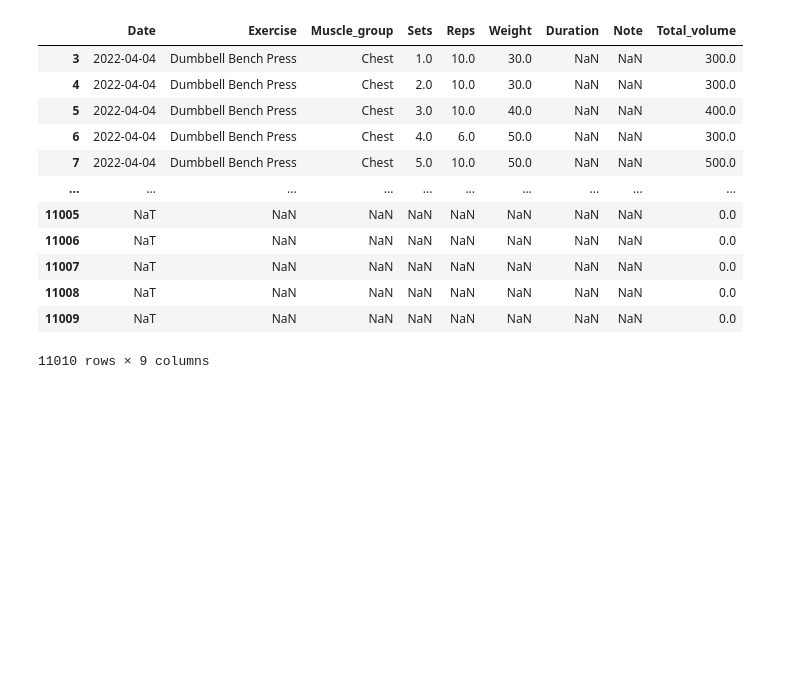
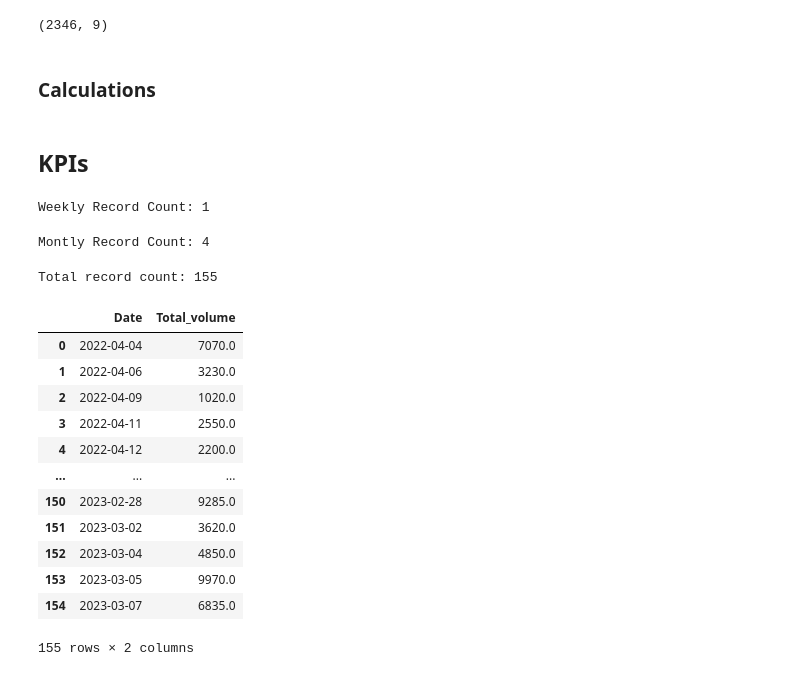
Before and after one commit to alexguerrero11/Workout-Progress-Dashboard, a Jupyter notebook: workbooks/main.ipynb, the cells around one changed output. Saved outputs shown, nothing was run; the diff lists cells and outputs as text; code cells hidden in the pictures; blank space fills up the shorter version.

```diff
--- a/workbooks/main.ipynb
+++ b/workbooks/main.ipynb
@@ -17,3 +104,10 @@ workout_data = workout_data.sort_values(by=['Date','Exercise','Sets'])
+# %%
+# re-checking dataframe shape
+workout_data.shape
+# %% [output]
+(2346, 9)
+# %% [markdown]
+### Calculations
 # %%
 # Date Parameters -- Calculations
 today = date.today()
@@ -28,19 +122,41 @@ start_of_week = start_of_week.strftime('%m-%d-%Y')
 end_of_Week = end_of_Week.strftime('%m-%d-%Y')
 first_day_of_month = first_day_of_month.strftime('%m-%d-%Y')
 next_month_first_day = next_month_first_day.strftime('%m-%d-%Y')
-# %%
-workout_data
-# %% [output]
-|  | Date | Exercise | Muscle_group | Sets | Reps | Weight | Duration | Note | Total_volume |
-| 3 | 2022-04-04 | Dumbbell Bench Press | Chest | 1.0 | 10.0 | 30.0 | NaN | NaN | 300.0 |
-| 4 | 2022-04-04 | Dumbbell Bench Press | Chest | 2.0 | 10.0 | 30.0 | NaN | NaN | 300.0 |
-| 5 | 2022-04-04 | Dumbbell Bench Press | Chest | 3.0 | 10.0 | 40.0 | NaN | NaN | 400.0 |
-| 6 | 2022-04-04 | Dumbbell Bench Press | Chest | 4.0 | 6.0 | 50.0 | NaN | NaN | 300.0 |
-| 7 | 2022-04-04 | Dumbbell Bench Press | Chest | 5.0 | 10.0 | 50.0 | NaN | NaN | 500.0 |
-| ... | ... | ... | ... | ... | ... | ... | ... | ... | ... |
-| 11005 | NaT | NaN | NaN | NaN | NaN | NaN | NaN | NaN | 0.0 |
-| 11006 | NaT | NaN | NaN | NaN | NaN | NaN | NaN | NaN | 0.0 |
-| 11007 | NaT | NaN | NaN | NaN | NaN | NaN | NaN | NaN | 0.0 |
-| 11008 | NaT | NaN | NaN | NaN | NaN | NaN | NaN | NaN | 0.0 |
-| 11009 | NaT | NaN | NaN | NaN | NaN | NaN | NaN | NaN | 0.0 |
-11010 rows × 9 columns
+# %% [markdown]
+## KPIs
+# %%
+# total count of record in current week
+weekly_count = len(workout_data.query(" Date >= @start_of_week & Date <= @end_of_Week")['Date'].unique())
+print(f"Weekly Record Count: {weekly_count}")
+# %% [output]
+Weekly Record Count: 1
+# %%
+# total count of record in current month
+monthly_count = len(workout_data.query(" Date >= @first_day_of_month & Date < @next_month_first_day")['Date'].unique())
+print(f"Montly Record Count: {monthly_count}")
+# %% [output]
+Montly Record Count: 4
+# %%
+# unique date total record count
+total_records_count = len(workout_data.Date.unique())
+print(f"Total record count: {total_records_count}")
+# %% [output]
+Total record count: 155
+# %%
+# total volume per day
+total_volume_per_day = workout_data[["Date","Total_volume"]].groupby(by="Date").sum("Total_volume")
+total_volume_per_day.reset_index()
+# %% [output]
+|  | Date | Total_volume |
+| 0 | 2022-04-04 | 7070.0 |
+| 1 | 2022-04-06 | 3230.0 |
+| 2 | 2022-04-09 | 1020.0 |
+| 3 | 2022-04-11 | 2550.0 |
+| 4 | 2022-04-12 | 2200.0 |
+| ... | ... | ... |
+| 150 | 2023-02-28 | 9285.0 |
+| 151 | 2023-03-02 | 3620.0 |
+| 152 | 2023-03-04 | 4850.0 |
+| 153 | 2023-03-05 | 9970.0 |
+| 154 | 2023-03-07 | 6835.0 |
+155 rows × 2 columns
```
Also changed, not shown: parts of 21 cells of this notebook, 2 other files.
